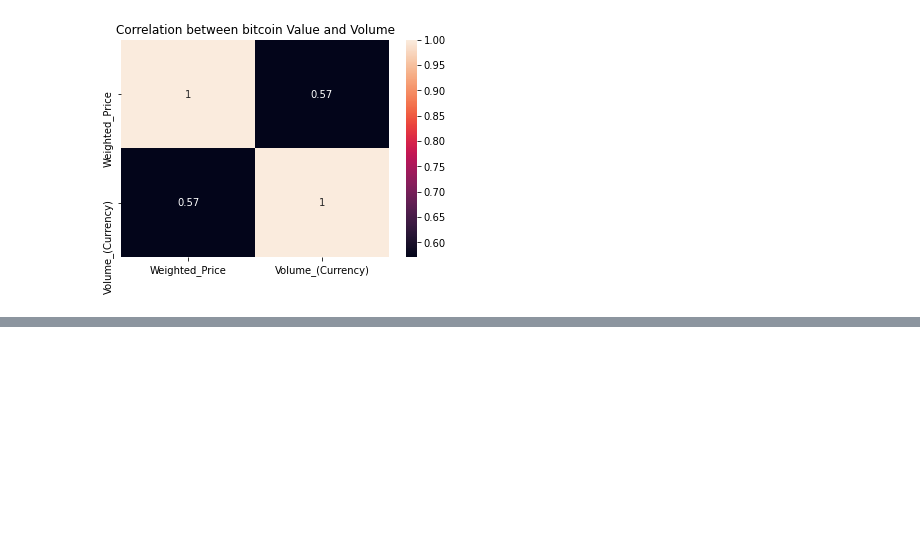
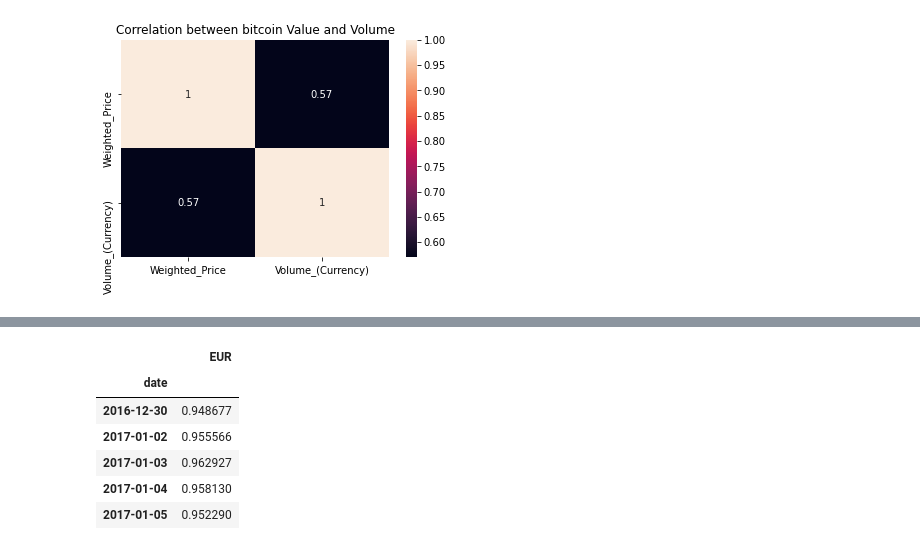
Before and after one commit to Sebastian-Bender/Cryptocurrency-price-prediction, a Jupyter notebook: CryptoPricePrediction/src/analysis.ipynb, the cells around one changed output, grey strips where cells are left out. Drawn from its saved outputs; the diff is of its cells as text; code cells hidden in the pictures; blank space fills up the shorter version.

```diff
--- a/CryptoPricePrediction/src/analysis.ipynb
+++ b/CryptoPricePrediction/src/analysis.ipynb
@@ -212,0 +217,27 @@ plt.show()
+# %%
+url = "https://api.exchangeratesapi.io/history?start_at=2016-12-30&end_at=2020-08-16&base=USD&symbols=EUR"
+r = requests.get(url)
+# %%
+hist_rates = r.json()
+# %%
+rates_by_date = hist_rates['rates']
+# Convert the dictionary into desired format
+hist_data = []
+for key, value in rates_by_date.items():
+    hist_dict = {'date': key, 'EUR': value['EUR']}
+    hist_data.append(hist_dict)
+# %%
+hist_data.sort(key = lambda x:x['date'])
+# %%
+# Create pandas dataframe
+df = pd.DataFrame.from_dict(hist_data)
+df.set_index('date', inplace=True)
+df.head()
+# %% [output]
+|  | EUR |
+| date |  |
+| 2016-12-30 | 0.948677 |
+| 2017-01-02 | 0.955566 |
+| 2017-01-03 | 0.962927 |
+| 2017-01-04 | 0.958130 |
+| 2017-01-05 | 0.952290 |
```
Also changed, not shown: parts of 9 cells of this notebook, 4 other files.
